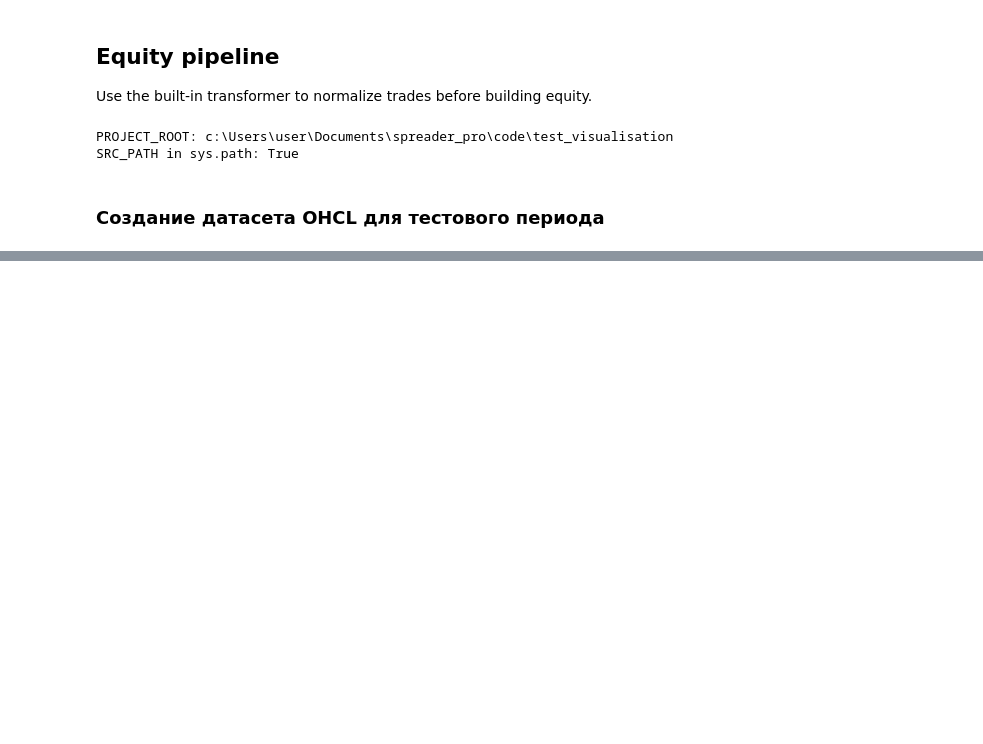
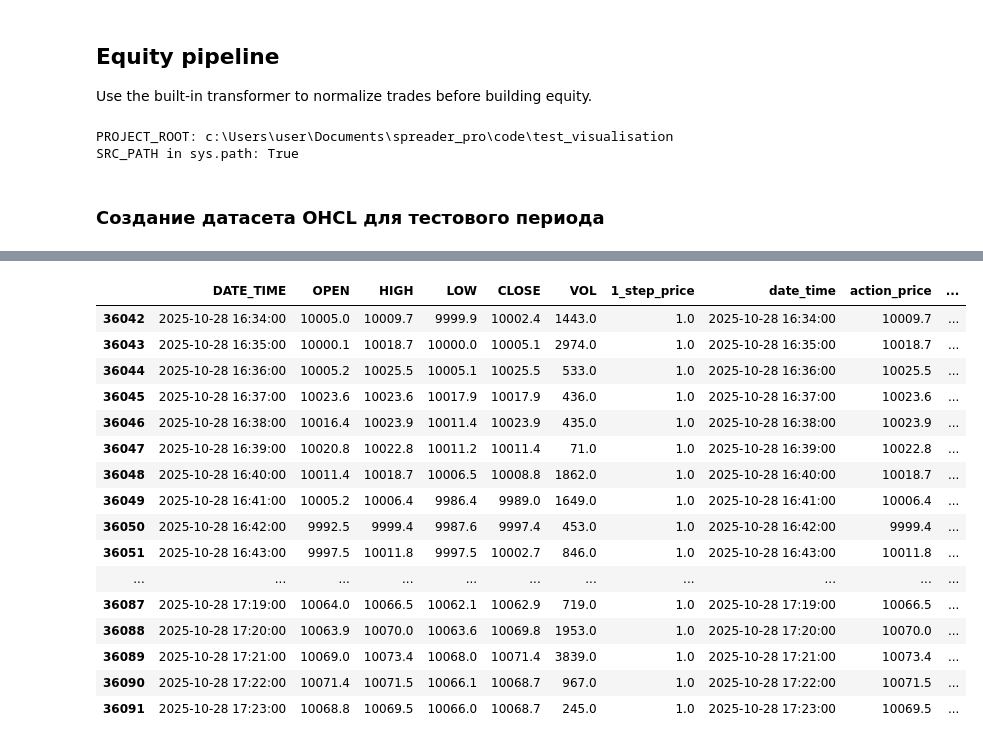
Before and after one commit to Evgenvg78/test_visualisation, a Jupyter notebook: final_test.ipynb, the cells around one changed output, grey strips where cells are left out. Saved outputs shown, nothing was run; the diff lists cells and outputs as text; code cells hidden in the pictures; blank space fills up the shorter version.

```diff
--- a/final_test.ipynb
+++ b/final_test.ipynb
@@ -90,0 +73,20 @@ fig.show()
+# %%
+equity_df.tail(50)
+# %% [output]
+|  | DATE_TIME | OPEN | HIGH | LOW | CLOSE | VOL | 1_step_price | date_time | action_price | ... |
+| 36042 | 2025-10-28 16:34:00 | 10005.0 | 10009.7 | 9999.9 | 10002.4 | 1443.0 | 1.0 | 2025-10-28 16:34:00 | 10009.7 | ... |
+| 36043 | 2025-10-28 16:35:00 | 10000.1 | 10018.7 | 10000.0 | 10005.1 | 2974.0 | 1.0 | 2025-10-28 16:35:00 | 10018.7 | ... |
+| 36044 | 2025-10-28 16:36:00 | 10005.2 | 10025.5 | 10005.1 | 10025.5 | 533.0 | 1.0 | 2025-10-28 16:36:00 | 10025.5 | ... |
+| 36045 | 2025-10-28 16:37:00 | 10023.6 | 10023.6 | 10017.9 | 10017.9 | 436.0 | 1.0 | 2025-10-28 16:37:00 | 10023.6 | ... |
+| 36046 | 2025-10-28 16:38:00 | 10016.4 | 10023.9 | 10011.4 | 10023.9 | 435.0 | 1.0 | 2025-10-28 16:38:00 | 10023.9 | ... |
+| 36047 | 2025-10-28 16:39:00 | 10020.8 | 10022.8 | 10011.2 | 10011.4 | 71.0 | 1.0 | 2025-10-28 16:39:00 | 10022.8 | ... |
+| 36048 | 2025-10-28 16:40:00 | 10011.4 | 10018.7 | 10006.5 | 10008.8 | 1862.0 | 1.0 | 2025-10-28 16:40:00 | 10018.7 | ... |
+| 36049 | 2025-10-28 16:41:00 | 10005.2 | 10006.4 | 9986.4 | 9989.0 | 1649.0 | 1.0 | 2025-10-28 16:41:00 | 10006.4 | ... |
+| 36050 | 2025-10-28 16:42:00 | 9992.5 | 9999.4 | 9987.6 | 9997.4 | 453.0 | 1.0 | 2025-10-28 16:42:00 | 9999.4 | ... |
+| 36051 | 2025-10-28 16:43:00 | 9997.5 | 10011.8 | 9997.5 | 10002.7 | 846.0 | 1.0 | 2025-10-28 16:43:00 | 10011.8 | ... |
+| ... | ... | ... | ... | ... | ... | ... | ... | ... | ... | ... |
+| 36087 | 2025-10-28 17:19:00 | 10064.0 | 10066.5 | 10062.1 | 10062.9 | 719.0 | 1.0 | 2025-10-28 17:19:00 | 10066.5 | ... |
+| 36088 | 2025-10-28 17:20:00 | 10063.9 | 10070.0 | 10063.6 | 10069.8 | 1953.0 | 1.0 | 2025-10-28 17:20:00 | 10070.0 | ... |
+| 36089 | 2025-10-28 17:21:00 | 10069.0 | 10073.4 | 10068.0 | 10071.4 | 3839.0 | 1.0 | 2025-10-28 17:21:00 | 10073.4 | ... |
+| 36090 | 2025-10-28 17:22:00 | 10071.4 | 10071.5 | 10066.1 | 10068.7 | 967.0 | 1.0 | 2025-10-28 17:22:00 | 10071.5 | ... |
+| 36091 | 2025-10-28 17:23:00 | 10068.8 | 10069.5 | 10066.0 | 10068.7 | 245.0 | 1.0 | 2025-10-28 17:23:00 | 10069.5 | ... |
```
Also changed, not shown: parts of 4 cells of this notebook, 15 other files.
